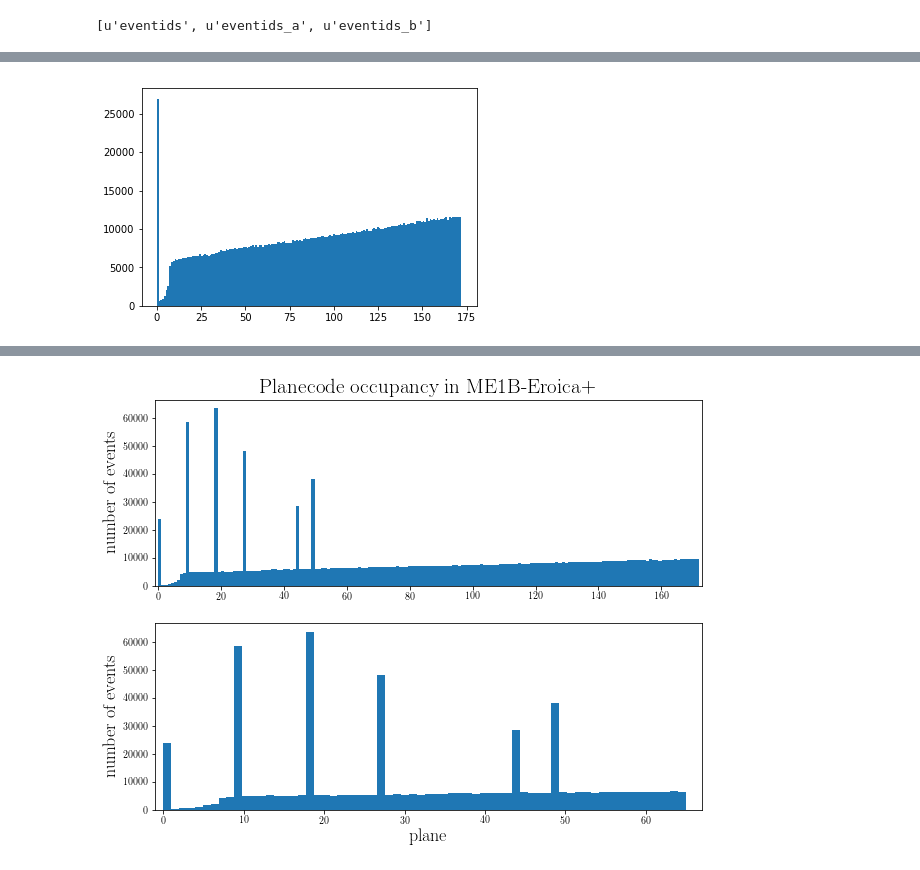
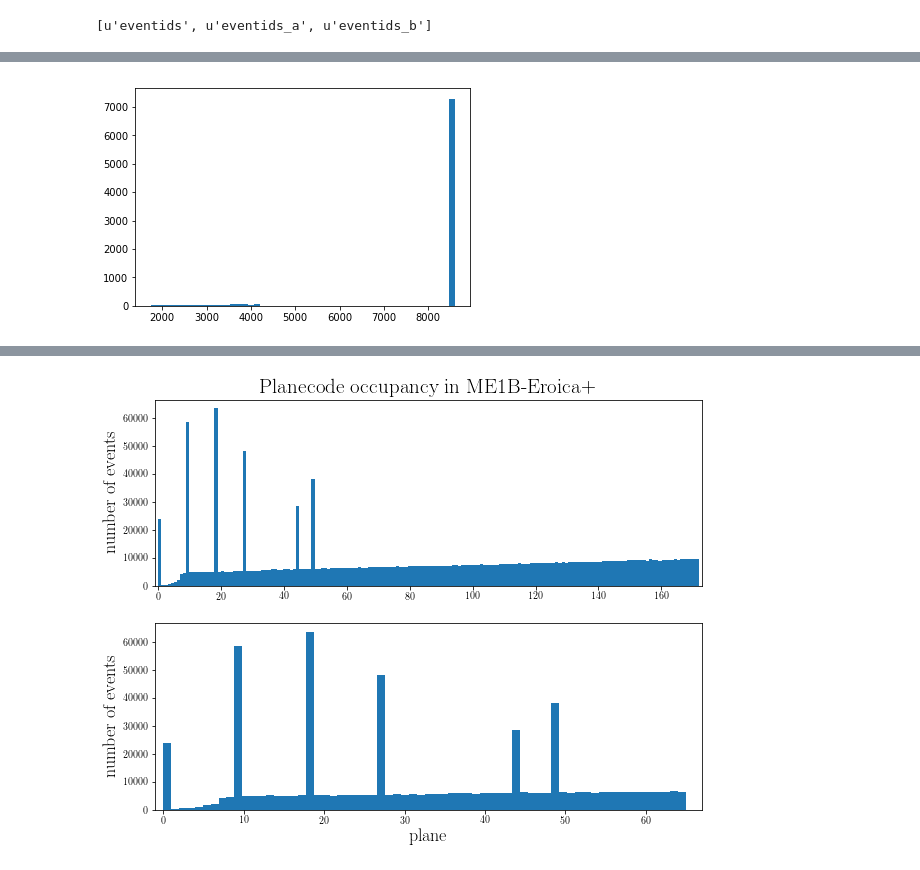
Before and after one commit to gnperdue/JupyterNotebooks, a Jupyter notebook: ANNMINERvA/visualize_planecode_occupancy_stats.ipynb, the cells around one changed output, grey strips where cells are left out. Saved outputs shown, nothing was run; the diff lists cells and outputs as text; code cells hidden in the pictures.

```diff
--- a/ANNMINERvA/visualize_planecode_occupancy_stats.ipynb
+++ b/ANNMINERvA/visualize_planecode_occupancy_stats.ipynb
@@ -10,14 +10,12 @@ print(sys.path)
 from evtid_utils import decode_eventid
 # %% [output]
 ['', '/Users/perdue/miniconda2/envs/py2mnv_pda/lib/python27.zip', '/Users/perdue/miniconda2/envs/py2mnv_pda/lib/python2.7', '/Users/perdue/miniconda2/envs/py2mnv_pda/lib/python2.7/plat-darwin', '/User ...
+# %%
+SAMPLE = 'me1Omc'
+PROCESSING = '201804'
 # %%
-DIR_PATH = '/Users/perdue/Documents/MINERvA/AI/hdf5/201801/tiny/'
-#f = h5py.File(DIR_PATH + 'hadmultkineimgs_127x94_me1Amc_classbal_tiny.hdf5', 'r')
-
-DIR_PATH = '/Users/perdue/Documents/MINERvA/AI/hdf5/201801/'
-#f = h5py.File(DIR_PATH + 'hadmultkineimgs_127x94_me1Emc_segments_bal.hdf5', 'r')
-f = h5py.File(DIR_PATH + 'hadmultkineimgs_127x94_me1Amc_targets_bal.hdf5', 'r')
-#f = h5py.File(DIR_PATH + 'hadmultkineimgs_127x94_me1Amc.hdf5', 'r')
+DIR_PATH = '/Users/perdue/Documents/MINERvA/AI/hdf5/{}/'.format(PROCESSING)
+f = h5py.File(DIR_PATH + 'hadmultkineimgs_127x94_{}.hdf5'.format(SAMPLE), 'r')
 
 for group in f:
     for dset in f[group]:
@@ -135,0 +142,2 @@ np.min(f['vtx_data']['planecodes']), np.max(f['vtx_data']['planecodes'])
+# %%
+pcode0idx = f['vtx_data']['planecodes'][:] == 0
@@ -136,4 +158,4 @@ np.min(f['vtx_data']['planecodes']), np.max(f['vtx_data']['planecodes'])
 # %%
-n, bins, patches = plt.hist(f['vtx_data']['planecodes'][:], bins=173, range=(0, 172))
+n, bins, patched = plt.hist(f['vtx_data']['zs'][pcode0idx], bins=50)
 # %% [output]
-[figure, old version]
+[figure, new version]
```
Also changed, not shown: parts of 31 cells of this notebook, 2 other files.
